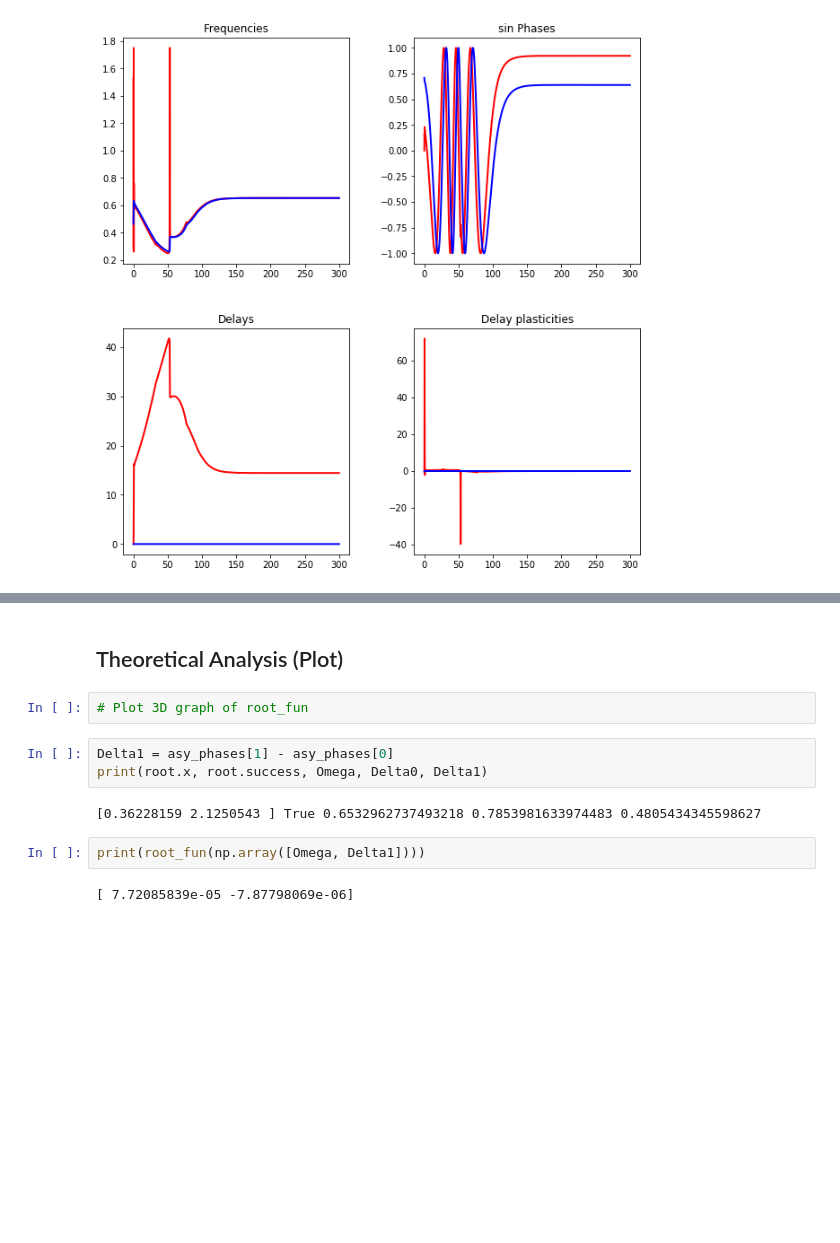
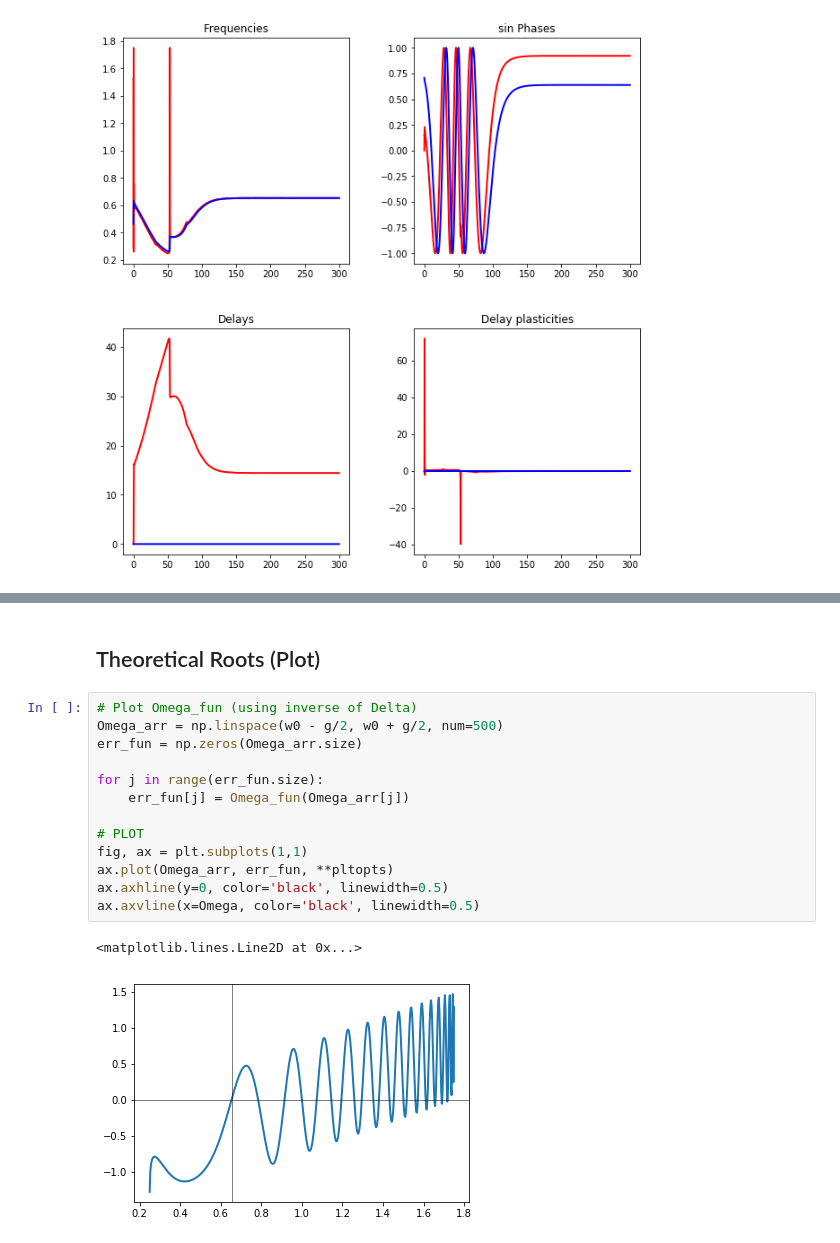
Before and after one commit to parkseo7/KuramotoPlasticDelay, a Jupyter notebook: analysis2D.ipynb, the cells around one changed output, grey strips where cells are left out. Drawn from its saved outputs; the diff is of its cells as text; blank space fills up the shorter version.

Commit message:
Updated analysis2D

```diff
--- a/analysis2D.ipynb
+++ b/analysis2D.ipynb
@@ -138,13 +152,18 @@ root = optimize.root(root_fun, root_init, method='lm')
 # %% [markdown]
-## Theoretical Analysis (Plot)
+## Theoretical Roots (Plot)
-# %%
-# Plot 3D graph of root_fun
-# %%
-Delta1 = asy_phases[1] - asy_phases[0]
-print(root.x, root.success, Omega, Delta0, Delta1)
-# %% [output]
-[0.36228159 2.1250543 ] True 0.6532962737493218 0.7853981633974483 0.4805434345598627
-# %%
-print(root_fun(np.array([Omega, Delta1])))
-# %% [output]
-[ 7.72085839e-05 -7.87798069e-06]
+# %%
+# Plot Omega_fun (using inverse of Delta)
+Omega_arr = np.linspace(w0 - g/2, w0 + g/2, num=500)
+err_fun = np.zeros(Omega_arr.size)
+
+for j in range(err_fun.size):
+    err_fun[j] = Omega_fun(Omega_arr[j])
+
+# PLOT
+fig, ax = plt.subplots(1,1)
+ax.plot(Omega_arr, err_fun, **pltopts)
+ax.axhline(y=0, color='black', linewidth=0.5)
+ax.axvline(x=Omega, color='black', linewidth=0.5)
+# %% [output]
+<matplotlib.lines.Line2D at 0x...>
+[figure, added]
```
Also changed, not shown: parts of 7 cells of this notebook, 1 other file.
